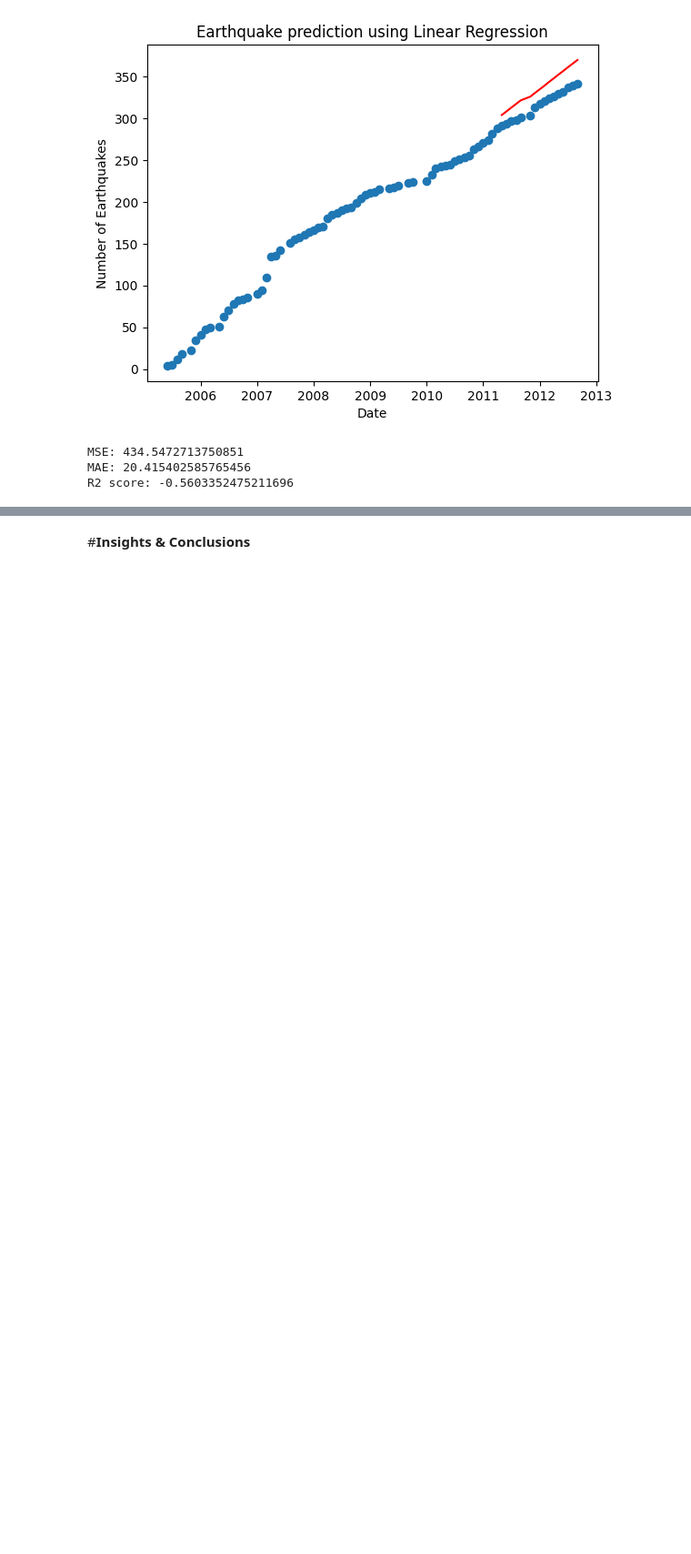
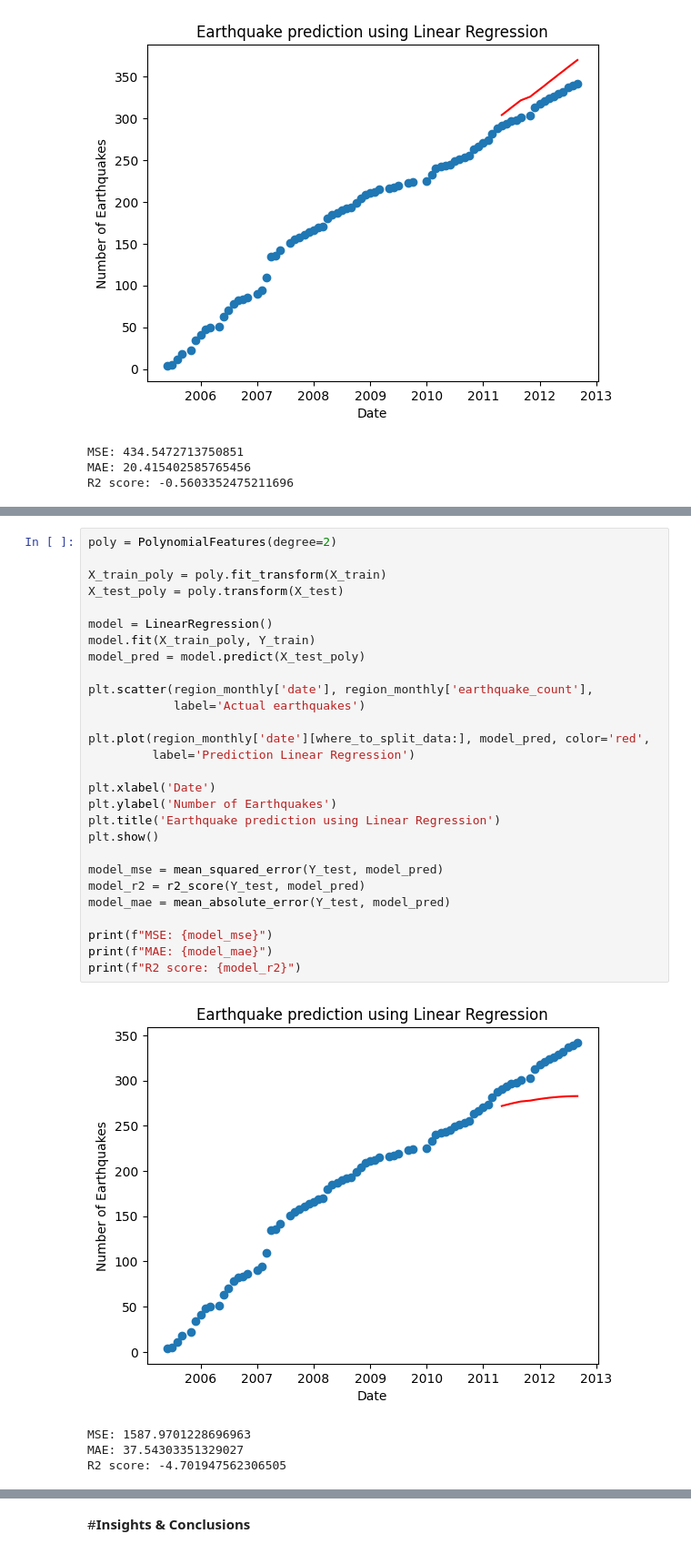
Before and after one commit to NatalieFig/cmsc320finalproj, a Jupyter notebook: CMSC320_Final_Project.ipynb, the cells around one changed output, grey strips where cells are left out. Shown at 91% size. Saved outputs shown, nothing was run; the diff lists cells and outputs as text; blank space fills up the shorter version.

```diff
--- a/CMSC320_Final_Project.ipynb
+++ b/CMSC320_Final_Project.ipynb
@@ -850,0 +845,33 @@ The polynomial model is performing even worse than the linear model.
+# %%
+poly = PolynomialFeatures(degree=2)
+
+X_train_poly = poly.fit_transform(X_train)
+X_test_poly = poly.transform(X_test)
+
+model = LinearRegression()
+model.fit(X_train_poly, Y_train)
+model_pred = model.predict(X_test_poly)
+
+plt.scatter(region_monthly['date'], region_monthly['earthquake_count'],
+            label='Actual earthquakes')
+
+plt.plot(region_monthly['date'][where_to_split_data:], model_pred, color='red',
+         label='Prediction Linear Regression')
+
+plt.xlabel('Date')
+plt.ylabel('Number of Earthquakes')
+plt.title('Earthquake prediction using Linear Regression')
+plt.show()
+
+model_mse = mean_squared_error(Y_test, model_pred)
+model_r2 = r2_score(Y_test, model_pred)
+model_mae = mean_absolute_error(Y_test, model_pred)
+
+print(f"MSE: {model_mse}")
+print(f"MAE: {model_mae}")
+print(f"R2 score: {model_r2}")
+# %% [output]
+[figure, added]
+MSE: 1587.9701228696963
+MAE: 37.54303351329027
+R2 score: -4.701947562306505
```
Also changed, not shown: parts of 5 cells of this notebook.
